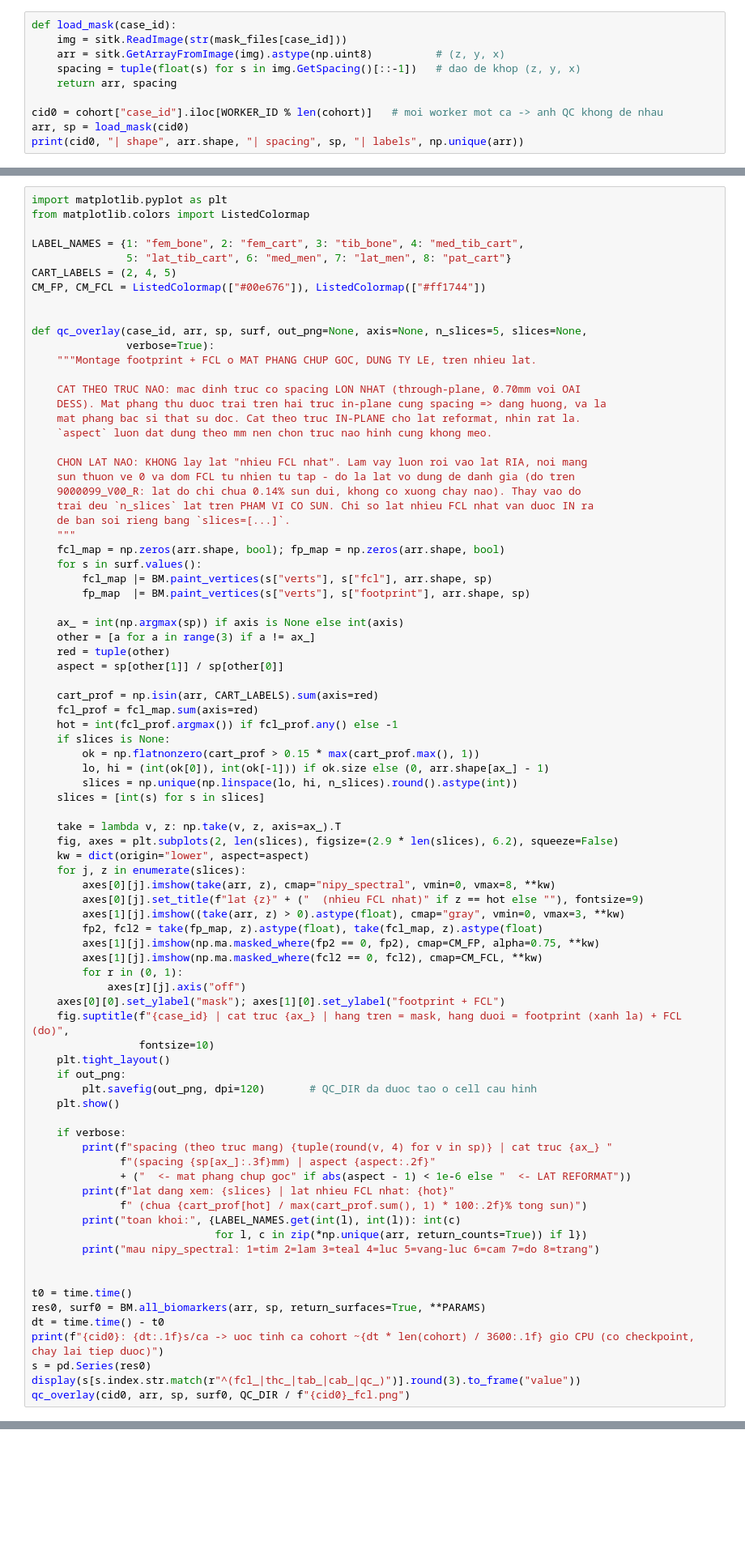
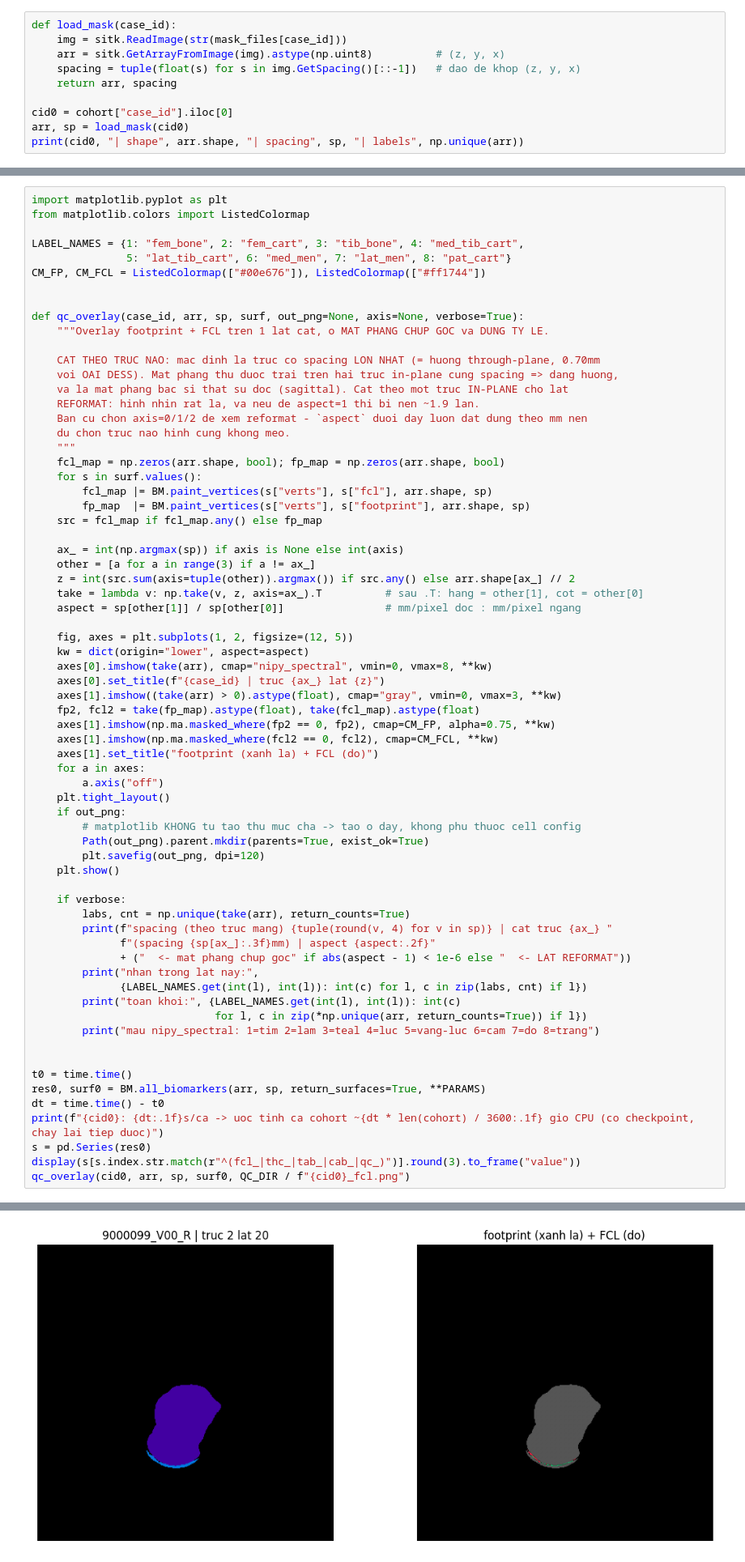
Before and after one commit to AIVIETNAM-AIO-Tuan/bsCart-net, a Jupyter notebook: bsc/notebooks/biomarker_s6_fcl.ipynb, the cells around one changed output, grey strips where cells are left out. Shown at 81% size. Saved outputs shown, nothing was run; the diff lists cells and outputs as text; blank space fills up the shorter version.

```diff
--- a/bsc/notebooks/biomarker_s6_fcl.ipynb
+++ b/bsc/notebooks/biomarker_s6_fcl.ipynb
@@ -131,6 +133,6 @@ def load_mask(case_id):
     spacing = tuple(float(s) for s in img.GetSpacing()[::-1])   # dao de khop (z, y, x)
     return arr, spacing
 
-cid0 = cohort["case_id"].iloc[WORKER_ID % len(cohort)]   # moi worker mot ca -> anh QC khong de nhau
+cid0 = cohort["case_id"].iloc[0]
 arr, sp = load_mask(cid0)
 print(cid0, "| shape", arr.shape, "| spacing", sp, "| labels", np.unique(arr))
@@ -148,70 +152,56 @@ from matplotlib.colors import ListedColormap
 
 LABEL_NAMES = {1: "fem_bone", 2: "fem_cart", 3: "tib_bone", 4: "med_tib_cart",
                5: "lat_tib_cart", 6: "med_men", 7: "lat_men", 8: "pat_cart"}
-CART_LABELS = (2, 4, 5)
 CM_FP, CM_FCL = ListedColormap(["#00e676"]), ListedColormap(["#ff1744"])
 
 
-def qc_overlay(case_id, arr, sp, surf, out_png=None, axis=None, n_slices=5, slices=None,
-               verbose=True):
-    """Montage footprint + FCL o MAT PHANG CHUP GOC, DUNG TY LE, tren nhieu lat.
+def qc_overlay(case_id, arr, sp, surf, out_png=None, axis=None, verbose=True):
+    """Overlay footprint + FCL tren 1 lat cat, o MAT PHANG CHUP GOC va DUNG TY LE.
 
-    CAT THEO TRUC NAO: mac dinh truc co spacing LON NHAT (through-plane, 0.70mm voi OAI
-    DESS). Mat phang thu duoc trai tren hai truc in-plane cung spacing => dang huong, va la
-    mat phang bac si that su doc. Cat theo truc IN-PLANE cho lat reformat, nhin rat la.
-    `aspect` luon dat dung theo mm nen chon truc nao hinh cung khong meo.
-
-    CHON LAT NAO: KHONG lay lat "nhieu FCL nhat". Lam vay luon roi vao lat RIA, noi mang
-    sun thuon ve 0 va dom FCL tu nhien tu tap - do la lat vo dung de danh gia (do tren
-    9000099_V00_R: lat do chi chua 0.14% sun dui, khong co xuong chay nao). Thay vao do
-    trai deu `n_slices` lat tren PHAM VI CO SUN. Chi so lat nhieu FCL nhat van duoc IN ra
-    de ban soi rieng bang `slices=[...]`.
+    CAT THEO TRUC NAO: mac dinh la truc co spacing LON NHAT (= huong through-plane, 0.70mm
+    voi OAI DESS). Mat phang thu duoc trai tren hai truc in-plane cung spacing => dang huong,
+    va la mat phang bac si that su doc (sagittal). Cat theo mot truc IN-PLANE cho lat
+    REFORMAT: hinh nhin rat la, va neu de aspect=1 thi bi nen ~1.9 lan.
+    Ban cu chon axis=0/1/2 de xem reformat - `aspect` duoi day luon dat dung theo mm nen
+    du chon truc nao hinh cung khong meo.
     """
     fcl_map = np.zeros(arr.shape, bool); fp_map = np.zeros(arr.shape, bool)
     for s in surf.values():
         fcl_map |= BM.paint_vertices(s["verts"], s["fcl"], arr.shape, sp)
         fp_map  |= BM.paint_vertices(s["verts"], s["footprint"], arr.shape, sp)
+    src = fcl_map if fcl_map.any() else fp_map
 
     ax_ = int(np.argmax(sp)) if axis is None else int(axis)
     other = [a for a in range(3) if a != ax_]
-    red = tuple(other)
-    aspect = sp[other[1]] / sp[other[0]]
+    z = int(src.sum(axis=tuple(other)).argmax()) if src.any() else arr.shape[ax_] // 2
+    take = lambda v: np.take(v, z, axis=ax_).T          # sau .T: hang = other[1], cot = other[0]
+    aspect = sp[other[1]] / sp[other[0]]                # mm/pixel doc : mm/pixel ngang
 
-    cart_prof = np.isin(arr, CART_LABELS).sum(axis=red)
-    fcl_prof = fcl_map.sum(axis=red)
-    hot = int(fcl_prof.argmax()) if fcl_prof.any() else -1
-    if slices is None:
-        ok = np.flatnonzero(cart_prof > 0.15 * max(cart_prof.max(), 1))
-        lo, hi = (int(ok[0]), int(ok[-1])) if ok.size else (0, arr.shape[ax_] - 1)
-        slices = np.unique(np.linspace(lo, hi, n_slices).round().astype(int))
-    slices = [int(s) for s in slices]
-
-    take = lambda v, z: np.take(v, z, axis=ax_).T
-    fig, axes = plt.subplots(2, len(slices), figsize=(2.9 * len(slices), 6.2), squeeze=False)
+    fig, axes = plt.subplots(1, 2, figsize=(12, 5))
     kw = dict(origin="lower", aspect=aspect)
-    for j, z in enumerate(slices):
-        axes[0][j].imshow(take(arr, z), cmap="nipy_spectral", vmin=0, vmax=8, **kw)
-        axes[0][j].set_title(f"lat {z}" + ("  (nhieu FCL nhat)" if z == hot else ""), fontsize=9)
-        axes[1][j].imshow((take(arr, z) > 0).astype(float), cmap="gray", vmin=0, vmax=3, **kw)
-        fp2, fcl2 = take(fp_map, z).astype(float), take(fcl_map, z).astype(float)
-        axes[1][j].imshow(np.ma.masked_where(fp2 == 0, fp2), cmap=CM_FP, alpha=0.75, **kw)
-        axes[1][j].imshow(np.ma.masked_where(fcl2 == 0, fcl2), cmap=CM_FCL, **kw)
-        for r in (0, 1):
-            axes[r][j].axis("off")
-    axes[0][0].set_ylabel("mask"); axes[1][0].set_ylabel("footprint + FCL")
-    fig.suptitle(f"{case_id} | cat truc {ax_} | hang tren = mask, hang duoi = footprint (xanh la) + FCL (do)",
-                 fontsize=10)
+    axes[0].imshow(take(arr), cmap="nipy_spectral", vmin=0, vmax=8, **kw)
+    axes[0].set_title(f"{case_id} | truc {ax_} lat {z}")
+    axes[1].imshow((take(arr) > 0).astype(float), cmap="gray", vmin=0, vmax=3, **kw)
+    fp2, fcl2 = take(fp_map).astype(float), take(fcl_map).astype(float)
+    axes[1].imshow(np.ma.masked_where(fp2 == 0, fp2), cmap=CM_FP, alpha=0.75, **kw)
+    axes[1].imshow(np.ma.masked_where(fcl2 == 0, fcl2), cmap=CM_FCL, **kw)
+    axes[1].set_title("footprint (xanh la) + FCL (do)")
+    for a in axes:
+        a.axis("off")
     plt.tight_layout()
     if out_png:
-        plt.savefig(out_png, dpi=120)       # QC_DIR da duoc tao o cell cau hinh
+        # matplotlib KHONG tu tao thu muc cha -> tao o day, khong phu thuoc cell config
+        Path(out_png).parent.mkdir(parents=True, exist_ok=True)
+        plt.savefig(out_png, dpi=120)
     plt.show()
 
     if verbose:
+        labs, cnt = np.unique(take(arr), return_counts=True)
         print(f"spacing (theo truc mang) {tuple(round(v, 4) for v in sp)} | cat truc {ax_} "
               f"(spacing {sp[ax_]:.3f}mm) | aspect {aspect:.2f}"
               + ("  <- mat phang chup goc" if abs(aspect - 1) < 1e-6 else "  <- LAT REFORMAT"))
-        print(f"lat dang xem: {slices} | lat nhieu FCL nhat: {hot}"
-              f" (chua {cart_prof[hot] / max(cart_prof.sum(), 1) * 100:.2f}% tong sun)")
+        print("nhan trong lat nay:",
+              {LABEL_NAMES.get(int(l), int(l)): int(c) for l, c in zip(labs, cnt) if l})
         print("toan khoi:", {LABEL_NAMES.get(int(l), int(l)): int(c)
                              for l, c in zip(*np.unique(arr, return_counts=True)) if l})
         print("mau nipy_spectral: 1=tim 2=lam 3=teal 4=luc 5=vang-luc 6=cam 7=do 8=trang")
@@ -224,3 +214,4 @@ print(f"{cid0}: {dt:.1f}s/ca -> uoc tinh ca cohort ~{dt * len(cohort) / 3600:.1f
 s = pd.Series(res0)
 display(s[s.index.str.match(r"^(fcl_|thc_|tab_|cab_|qc_)")].round(3).to_frame("value"))
 qc_overlay(cid0, arr, sp, surf0, QC_DIR / f"{cid0}_fcl.png")
+# %% [output]
@@ -226,0 +236 @@ qc_overlay(cid0, arr, sp, surf0, QC_DIR / f"{cid0}_fcl.png")
+[figure, added]
```
Also changed, not shown: parts of 9 cells of this notebook, 2 other files.
